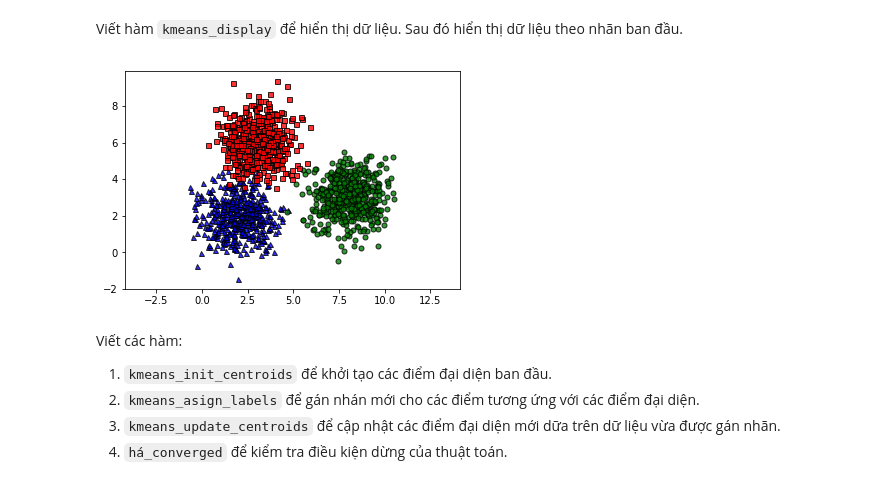
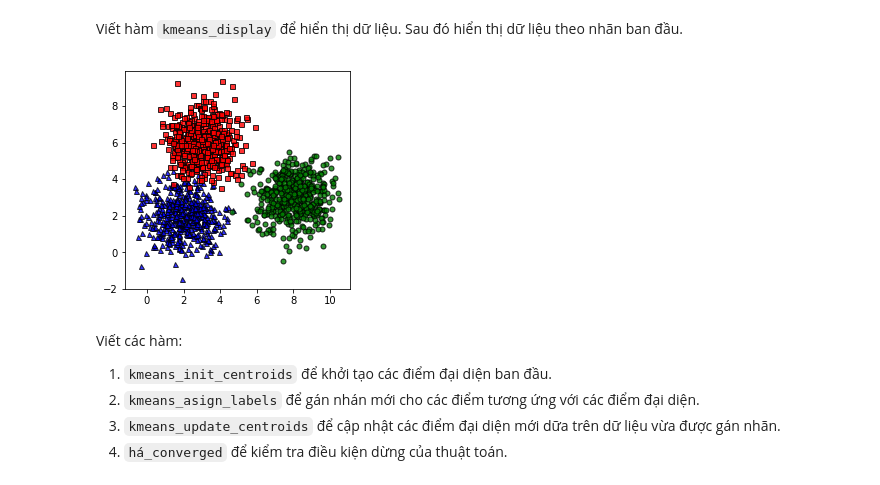
Before and after one commit to tiepvupsu/ebookML_src, a Jupyter notebook: src/kmeans/Kmeans.ipynb, the cells around one changed output. Saved outputs shown, nothing was run; the diff lists cells and outputs as text; code cells hidden in the pictures.

```diff
--- a/src/kmeans/Kmeans.ipynb
+++ b/src/kmeans/Kmeans.ipynb
@@ -25,24 +28,26 @@ original_label = np.asarray([0]*N + [1]*N + [2]*N).T
 # %% [markdown]
 Viết hàm `kmeans_display` để hiển thị dữ liệu. Sau đó hiển thị dữ liệu theo nhãn ban đầu.
 # %%
-def kmeans_display(X, label):
+def kmeans_display(X, label, filename = 'data.pdf'):
     X0 = X[label == 0, :]
     X1 = X[label == 1, :]
     X2 = X[label == 2, :]
 
-    kwargs = {"markersize": 5, "alpha": .8, "markeredgecolor": 'k'}
-    plt.plot(X0[:, 0], X0[:, 1], 'b^', **kwargs)
-    plt.plot(X1[:, 0], X1[:, 1], 'go', **kwargs)
-    plt.plot(X2[:, 0], X2[:, 1], 'rs', **kwargs)
+    with PdfPages(filename) as pdf:
+        kwargs = {"markersize": 5, "alpha": .8, "markeredgecolor": 'k'}
+        plt.plot(X0[:, 0], X0[:, 1], 'b^', **kwargs)
+        plt.plot(X1[:, 0], X1[:, 1], 'go', **kwargs)
+        plt.plot(X2[:, 0], X2[:, 1], 'rs', **kwargs)
 
-
-    plt.axis('equal')
-    plt.plot()
-    plt.show()
+        plt.axis([-1, 11, -2, 10])
+        plt.axis('scaled')
+        plt.plot()
+        pdf.savefig(bbox_inches='tight')
+        plt.show()
 
 kmeans_display(X, original_label)
 # %% [output]
-[figure, old version]
+[figure, new version]
 # %% [markdown]
 Viết các hàm:
 1. `kmeans_init_centroids` để khởi tạo các điểm đại diện ban đầu.
```
Also changed, not shown: parts of 4 cells of this notebook, 10 other files.
